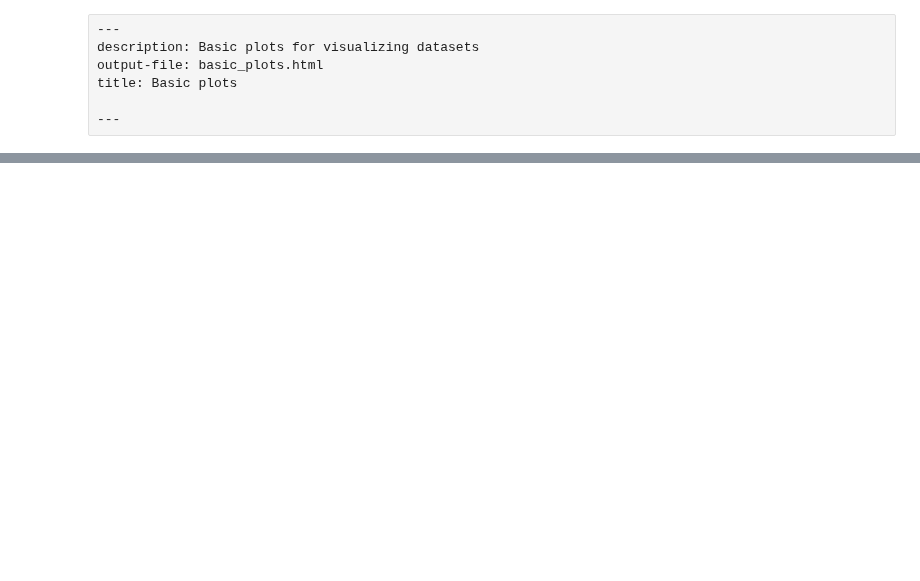
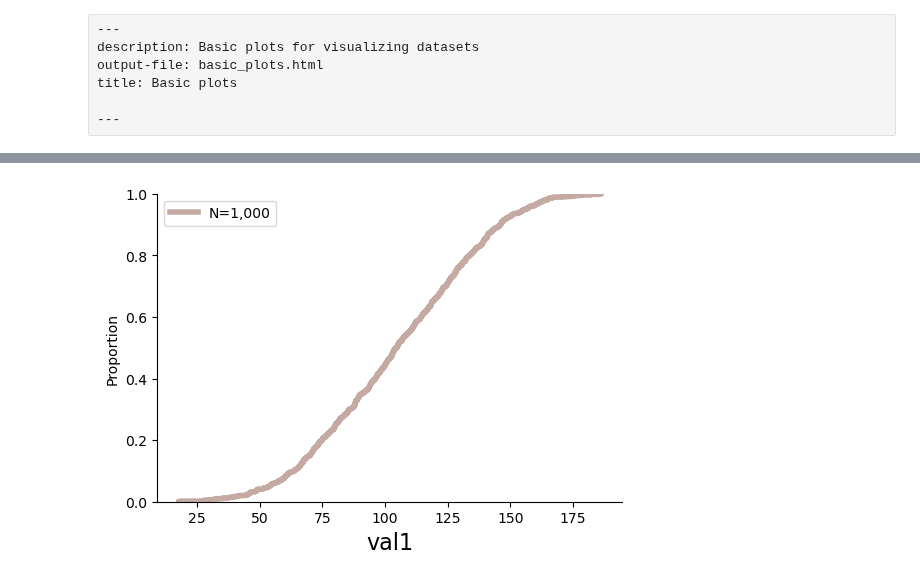
Before and after one commit to pheno-ai/pheno-utils, a Jupyter notebook: nbs/01_basic_plots.ipynb, the cells around one changed output, grey strips where cells are left out. Drawn from its saved outputs; the diff is of its cells as text; code cells hidden in the pictures; blank space fills up the shorter version.

```diff
--- a/nbs/01_basic_plots.ipynb
+++ b/nbs/01_basic_plots.ipynb
@@ -30,0 +137,4 @@ from pheno_utils.config import (
+# %%
+data_ecdfplot(data=data, col="val1", plot_both_genders=False)
+# %% [output]
+[figure, added]
```
Also changed, not shown: parts of 17 cells of this notebook, 3 other files.
